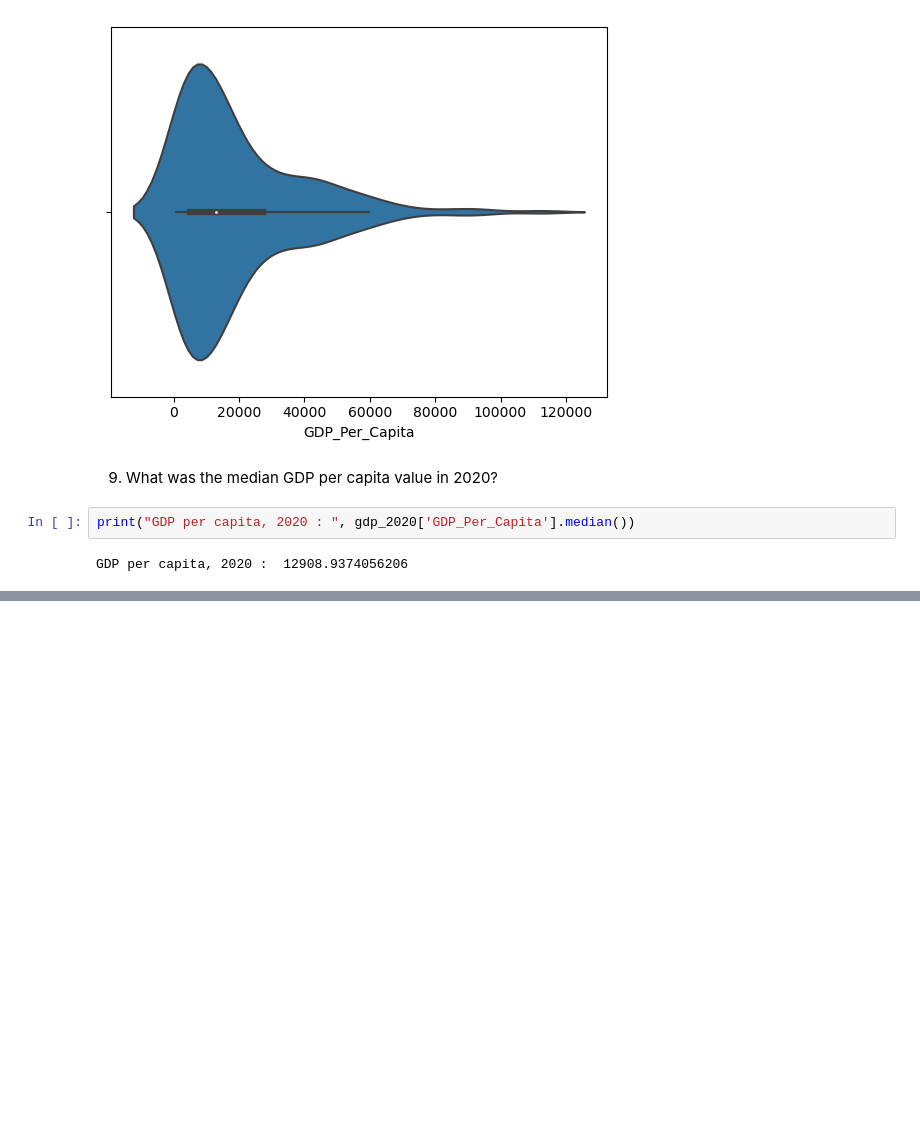
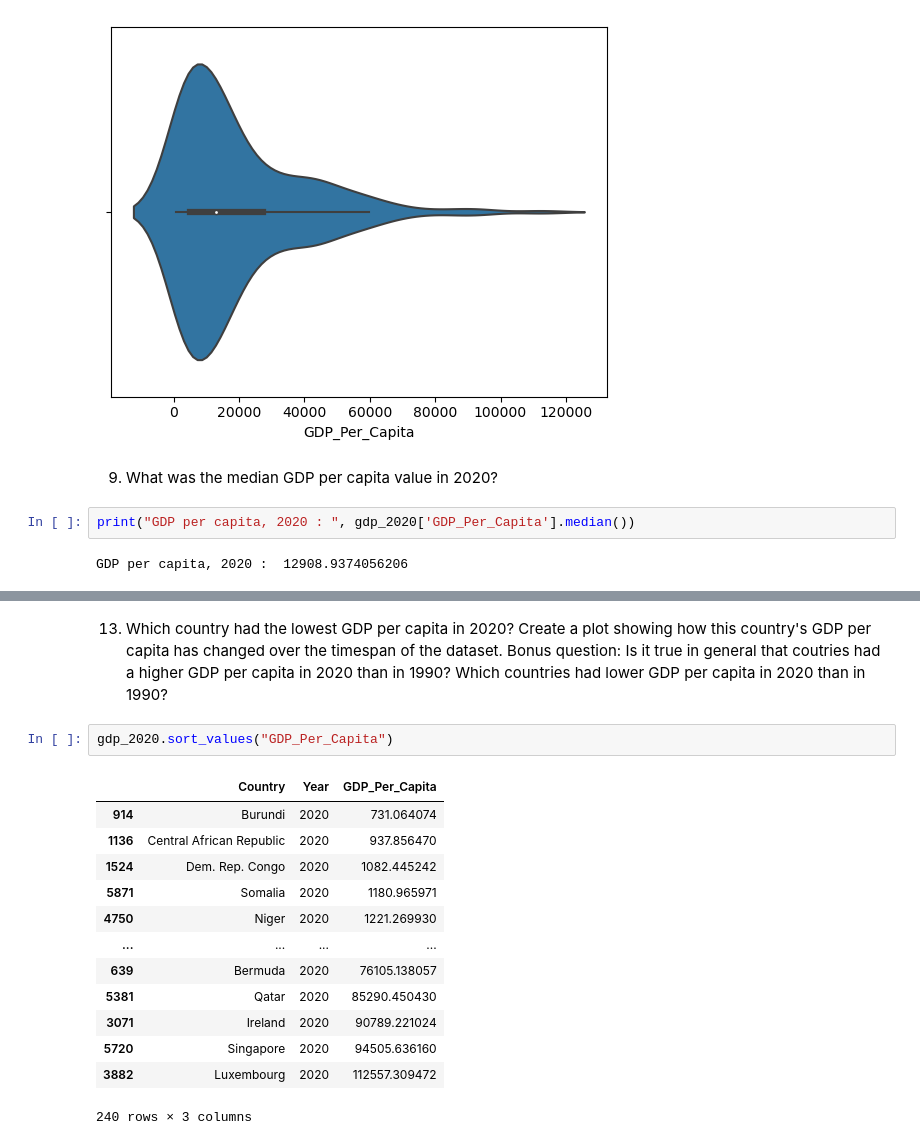
Before and after one commit to NSS-Data-Analytics-Cohort-8/gdp-and-internet-usage-melaniewesson, a Jupyter notebook: notebooks/un_project.ipynb, the cells around one changed output, grey strips where cells are left out. Drawn from its saved outputs; the diff is of its cells as text; blank space fills up the shorter version.

Commit message:
working on 13 bonus

```diff
--- a/notebooks/un_project.ipynb
+++ b/notebooks/un_project.ipynb
@@ -228,0 +229,18 @@ plt.plot(gdp_lux.Year, gdp_lux.GDP_Per_Capita)
+# %% [markdown]
+13. Which country had the lowest GDP per capita in 2020? Create a plot showing how this country's GDP per capita has changed over the timespan of the dataset. Bonus question: Is it true in general that coutries had a higher GDP per capita in 2020 than in 1990? Which countries had lower GDP per capita in 2020 than in 1990?
+# %%
+gdp_2020.sort_values("GDP_Per_Capita")
+# %% [output]
+|  | Country | Year | GDP_Per_Capita |
+| 914 | Burundi | 2020 | 731.064074 |
+| 1136 | Central African Republic | 2020 | 937.856470 |
+| 1524 | Dem. Rep. Congo | 2020 | 1082.445242 |
+| 5871 | Somalia | 2020 | 1180.965971 |
+| 4750 | Niger | 2020 | 1221.269930 |
+| ... | ... | ... | ... |
+| 639 | Bermuda | 2020 | 76105.138057 |
+| 5381 | Qatar | 2020 | 85290.450430 |
+| 3071 | Ireland | 2020 | 90789.221024 |
+| 5720 | Singapore | 2020 | 94505.636160 |
+| 3882 | Luxembourg | 2020 | 112557.309472 |
+240 rows × 3 columns
```
Also changed, not shown: parts of 30 cells of this notebook.
